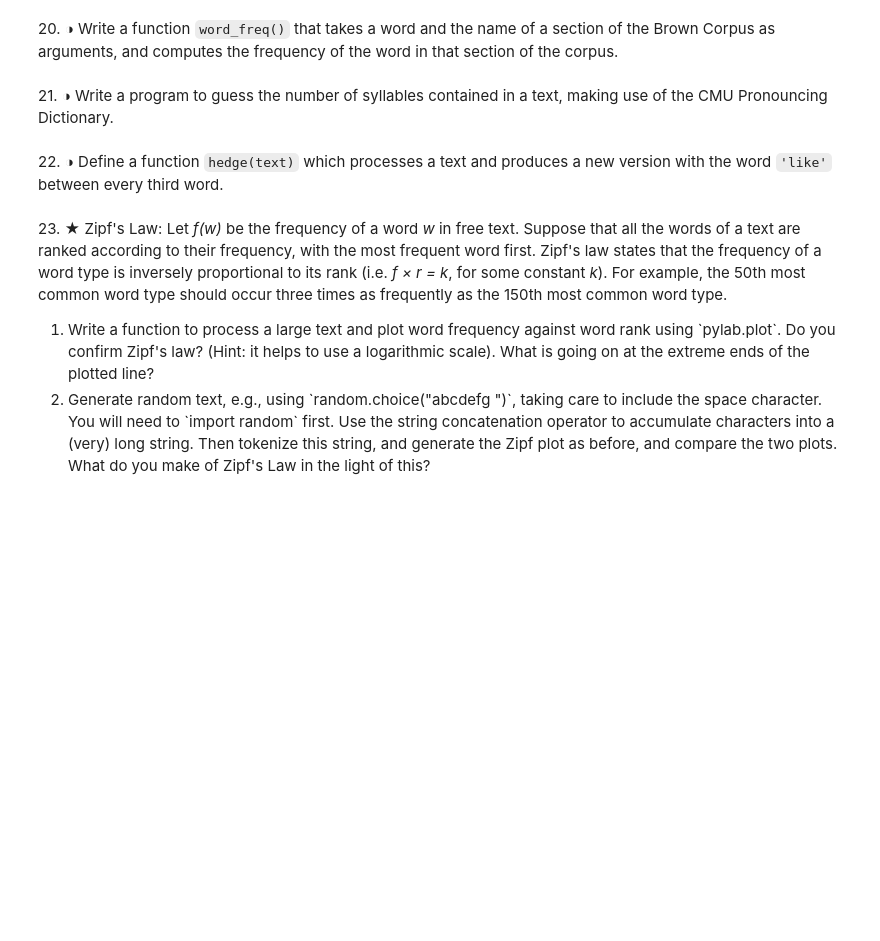
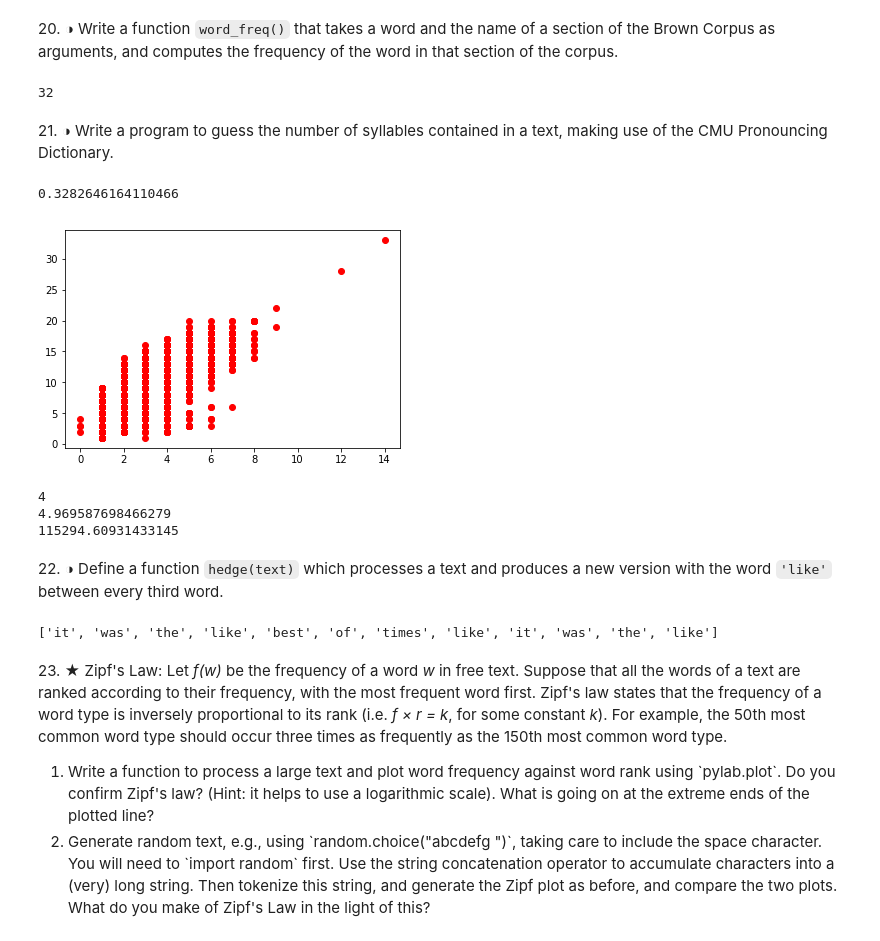
Before and after one commit to paulbroyles/nltk_exercises_practice, a Jupyter notebook: nltk_ch2.ipynb, the cells around one changed output. Drawn from its saved outputs; the diff is of its cells as text; code cells hidden in the pictures; blank space fills up the shorter version.

```diff
--- a/nltk_ch2.ipynb
+++ b/nltk_ch2.ipynb
@@ -290,9 +441,73 @@ Richness: Bible - 0.012632414258490047 Milton - 0.09316808675445391
 # %% [markdown]
 20\. ◑ Write a function `word_freq()` that takes a word and the name of a section of the Brown Corpus as arguments, and computes the frequency of the word in that section of the corpus.
+# %%
+def word_freq_in_brown(word,section):
+    return len([w for w in nltk.corpus.brown.words(categories=section) if w == word])
+
+print(word_freq_in_brown('love','romance'))
+# %% [output]
+32
 # %% [markdown]
 21\. ◑ Write a program to guess the number of syllables contained in a text, making use of the CMU Pronouncing Dictionary.
+# %%
+%matplotlib inline
+import matplotlib.pyplot as plt
+entries = nltk.corpus.cmudict.entries()
+
+cfd = nltk.ConditionalFreqDist(
+    ()
+)
+
+syll = []
+char = []
+for entry in entries:
+    syll += [len([seg for seg in entry[1] if seg[-1:].isdigit()])]
+    char += [len(entry[0])]
+
+plt.plot(syll, char, 'ro')
+print(sum(syll)/sum(char))
+# %% [output]
+0.3282646164110466
+[figure, added]
+# %%
+prondict = nltk.corpus.cmudict.dict()
+
+def count_syllables(word):
+    if word in prondict:
+        return len([seg for seg in prondict[word][0] if seg[-1:].isdigit()]) # Go with the first listed pronunciation
+    else:
+        return len(word) * 0.3282646164110466 # Which I calculated to be the average number of syllables per character.
+
+def count_syllables_in_text(text):
+    total = 0
+    for word in text:
+        total += count_syllables(word)
+    return total
+
+print(count_syllables_in_text(['bats','live','in','caves']))
+print(count_syllables_in_text(['batmen','live','in','caves']))
+print(count_syllables_in_text(milton))
+# %% [output]
+4
+4.969587698466279
+115294.60931433145
 # %% [markdown]
 22\. ◑ Define a function `hedge(text)` which processes a text and produces a new version with the word `'like'` between every third word.
+# %%
+def hedge(text):
+    prev = 0
+    counter = 3
+    new_text = []
+    while counter < len(text):
+        new_text += text[prev:counter]
+        new_text += ['like']
+        prev += 3
+        counter += 3
+    return new_text
+
+print(hedge(['it','was','the','best','of','times','it','was','the','worst','of','times']))
+# %% [output]
+['it', 'was', 'the', 'like', 'best', 'of', 'times', 'like', 'it', 'was', 'the', 'like']
 # %% [markdown]
 23\. ★ Zipf's Law: Let _f(w)_ be the frequency of a word _w_ in free text. Suppose that all the words of a text are ranked according to their frequency, with the most frequent word first. Zipf's law states that the frequency of a word type is inversely proportional to its rank (i.e. _f × r = k_, for some constant _k_). For example, the 50th most common word type should occur three times as frequently as the 150th most common word type.
 <ol type="a">
```
Also changed, not shown: parts of 20 cells of this notebook.
